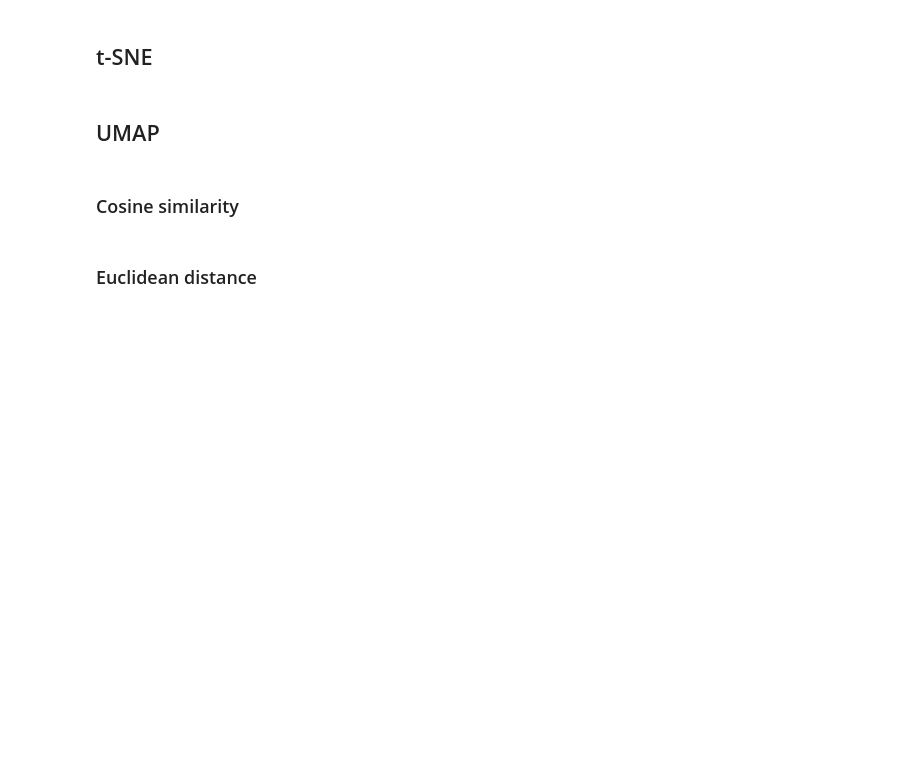
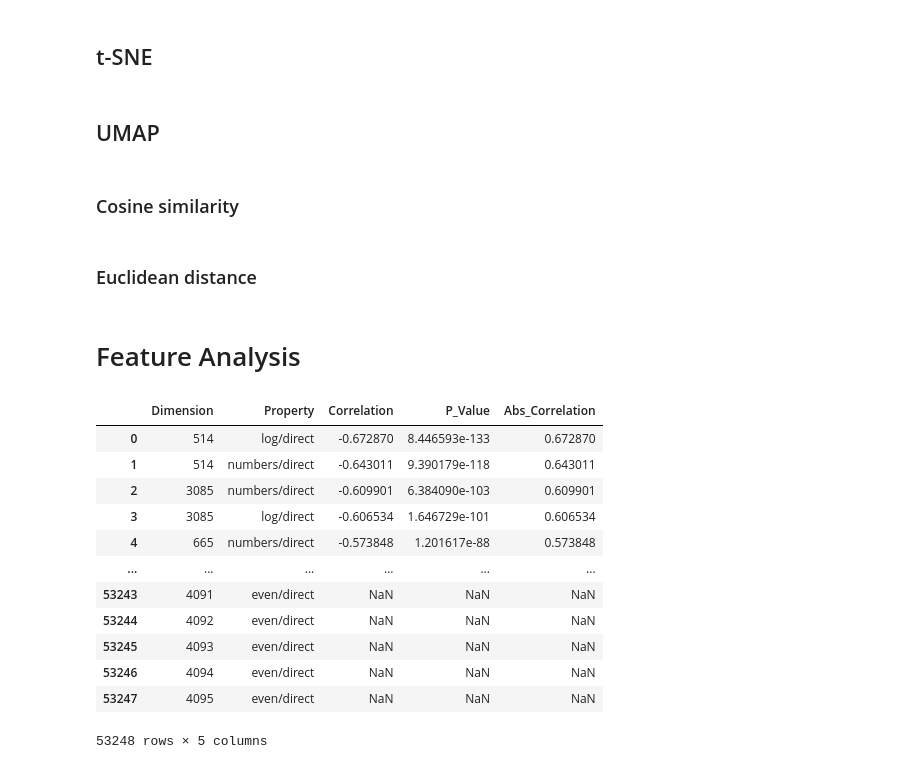
Before and after one commit to heygent/embanalysis, a Jupyter notebook: 00_papermill_template.ipynb, the cells around one changed output. Drawn from its saved outputs; the diff is of its cells as text; code cells hidden in the pictures; blank space fills up the shorter version.

```diff
--- a/00_papermill_template.ipynb
+++ b/00_papermill_template.ipynb
@@ -213,6 +228,21 @@ plot = alt.hconcat(
 ).resolve_scale(color="independent")
 
 register_plot("umap_euclidean_digit_visualizations", plot)
+# %% [markdown]
+# Feature Analysis
 # %%
-plot = number_analyzer.plot.strong_property_correlation_bar_chart()
-register_plot("strong_property_correlations", plot)
+number_analyzer.feature_to_sequence_analysis_df()
+# %% [output]
+|  | Dimension | Property | Correlation | P_Value | Abs_Correlation |
+| 0 | 514 | log/direct | -0.672870 | 8.446593e-133 | 0.672870 |
+| 1 | 514 | numbers/direct | -0.643011 | 9.390179e-118 | 0.643011 |
+| 2 | 3085 | numbers/direct | -0.609901 | 6.384090e-103 | 0.609901 |
+| 3 | 3085 | log/direct | -0.606534 | 1.646729e-101 | 0.606534 |
+| 4 | 665 | numbers/direct | -0.573848 | 1.201617e-88 | 0.573848 |
+| ... | ... | ... | ... | ... | ... |
+| 53243 | 4091 | even/direct | NaN | NaN | NaN |
+| 53244 | 4092 | even/direct | NaN | NaN | NaN |
+| 53245 | 4093 | even/direct | NaN | NaN | NaN |
+| 53246 | 4094 | even/direct | NaN | NaN | NaN |
+| 53247 | 4095 | even/direct | NaN | NaN | NaN |
+53248 rows × 5 columns
```
Also changed, not shown: parts of 8 cells of this notebook, 8 other files.
